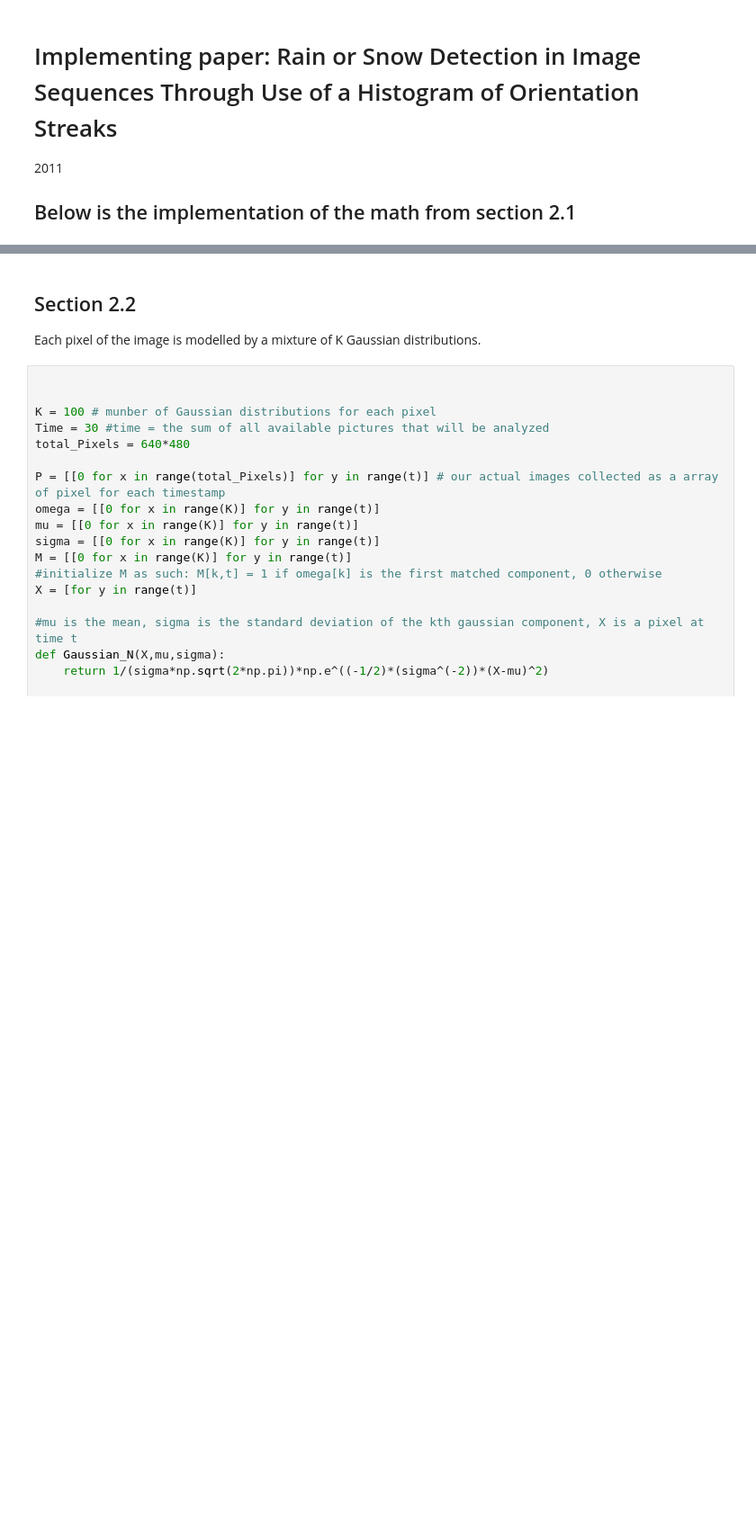
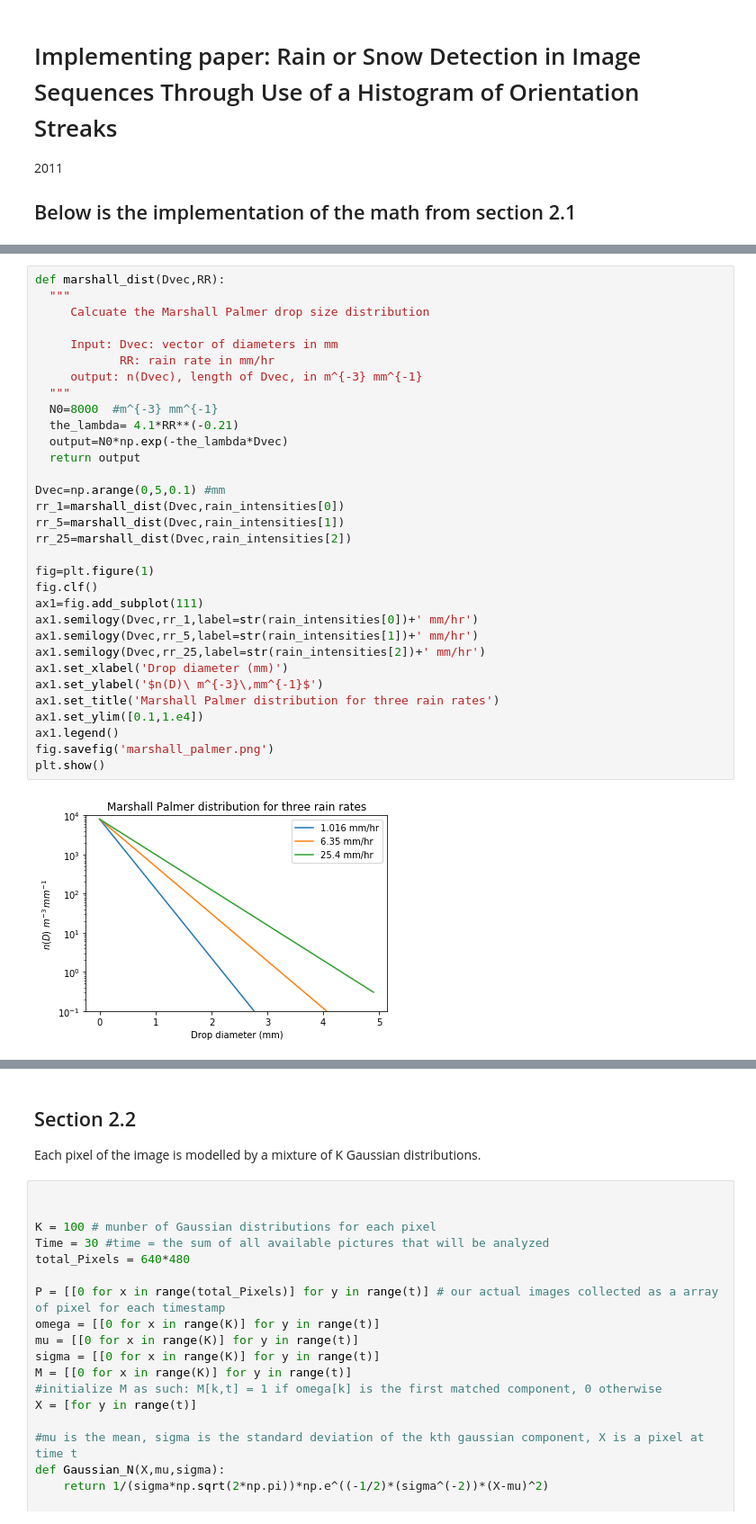
Before and after one commit to smba-camera/image-processing, a Jupyter notebook: src/image_processing/hidrometeor_detection/FirstTry.ipynb, the cells around one changed output, grey strips where cells are left out. Shown at 90% size. Saved outputs shown, nothing was run; the diff lists cells and outputs as text; blank space fills up the shorter version.

```diff
--- a/src/image_processing/hidrometeor_detection/FirstTry.ipynb
+++ b/src/image_processing/hidrometeor_detection/FirstTry.ipynb
@@ -33,0 +55,34 @@ print vr_aprox
+# %%
+def marshall_dist(Dvec,RR):
+  """
+     Calcuate the Marshall Palmer drop size distribution
+
+     Input: Dvec: vector of diameters in mm
+            RR: rain rate in mm/hr
+     output: n(Dvec), length of Dvec, in m^{-3} mm^{-1}
+  """
+  N0=8000  #m^{-3} mm^{-1}
+  the_lambda= 4.1*RR**(-0.21)
+  output=N0*np.exp(-the_lambda*Dvec)
+  return output
+
+Dvec=np.arange(0,5,0.1) #mm
+rr_1=marshall_dist(Dvec,rain_intensities[0])
+rr_5=marshall_dist(Dvec,rain_intensities[1])
+rr_25=marshall_dist(Dvec,rain_intensities[2])
+
+fig=plt.figure(1)
+fig.clf()
+ax1=fig.add_subplot(111)
+ax1.semilogy(Dvec,rr_1,label=str(rain_intensities[0])+' mm/hr')
+ax1.semilogy(Dvec,rr_5,label=str(rain_intensities[1])+' mm/hr')
+ax1.semilogy(Dvec,rr_25,label=str(rain_intensities[2])+' mm/hr')
+ax1.set_xlabel('Drop diameter (mm)')
+ax1.set_ylabel('$n(D)\ m^{-3}\,mm^{-1}$')
+ax1.set_title('Marshall Palmer distribution for three rain rates')
+ax1.set_ylim([0.1,1.e4])
+ax1.legend()
+fig.savefig('marshall_palmer.png')
+plt.show()
+# %% [output]
+[figure, added]
```
Also changed, not shown: parts of 6 cells of this notebook, 2 other files.
